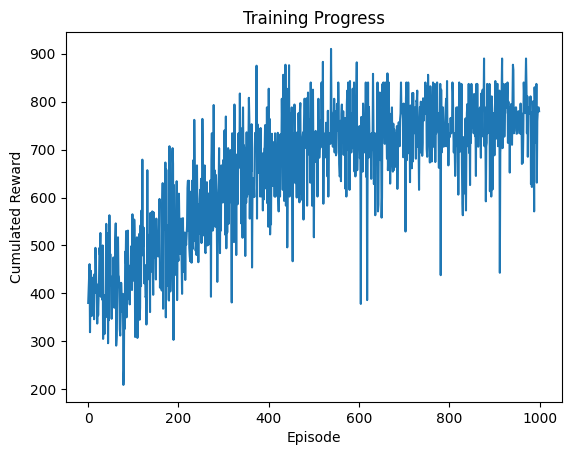
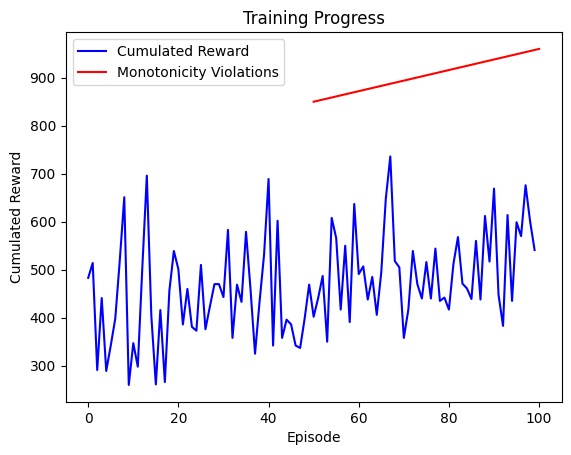
The change to this notebook cell's code, shown as a diff; its figure went from the first image to the second:
--- before
+++ after
@@ -1,5 +1,7 @@
-plt.plot(reward_history[0])
+plt.plot(reward_history, color = "blue", label="Cumulated Reward")
+plt.plot([x[0] for x in monotonicity_violations], [x[1]*1000 for x in monotonicity_violations], color = "red", label="Monotonicity Violations")
 plt.xlabel("Episode")
 plt.ylabel("Cumulated Reward")
 plt.title("Training Progress")
+plt.legend()
 plt.show()

Commit: adapting vizusalization in Jupyter Notebooks